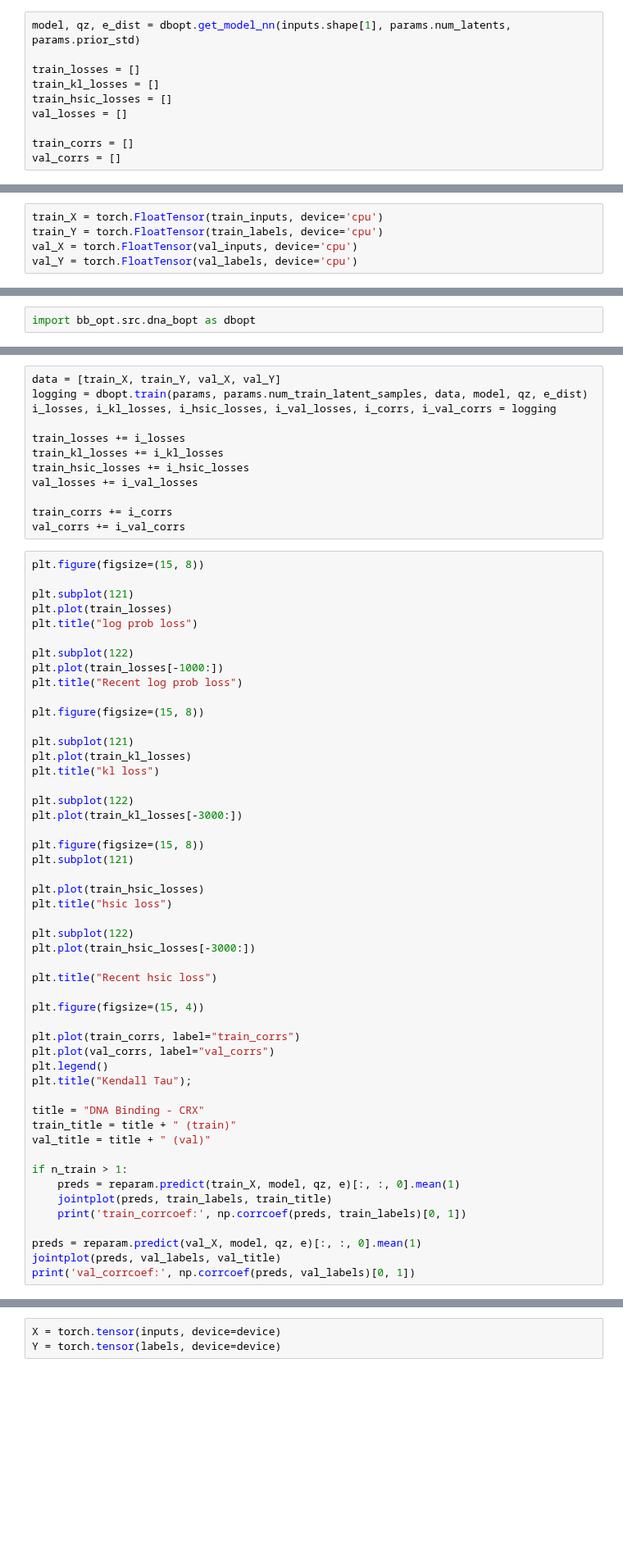
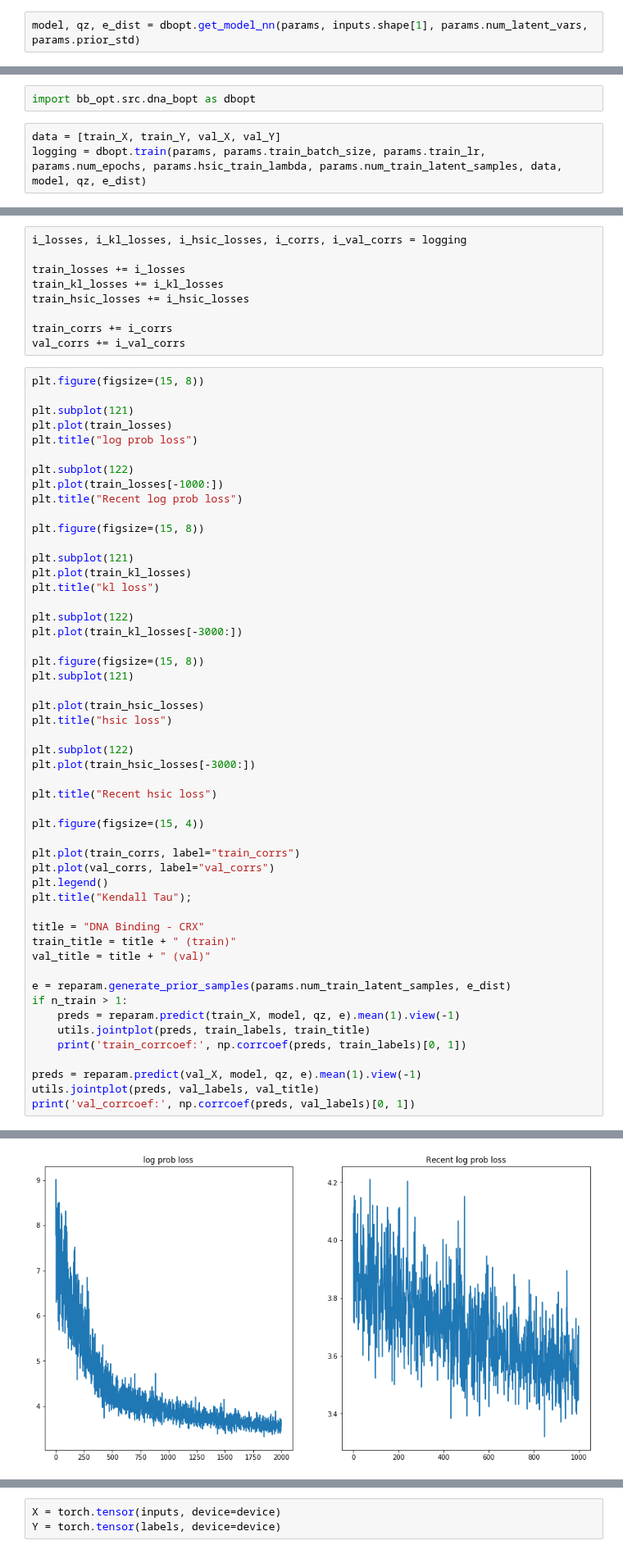
Before and after one commit to tmfs10/bb-opt, a Jupyter notebook: notebooks_sid/dna_bopt.ipynb, the cells around one changed output, grey strips where cells are left out. Shown at 82% size. Saved outputs shown, nothing was run; the diff lists cells and outputs as text; blank space fills up the shorter version.

```diff
--- a/notebooks_sid/dna_bopt.ipynb
+++ b/notebooks_sid/dna_bopt.ipynb
@@ -115,10 +164,2 @@ params = Params(
 # %%
-model, qz, e_dist = dbopt.get_model_nn(inputs.shape[1], params.num_latents, params.prior_std)
-
-train_losses = []
-train_kl_losses = []
-train_hsic_losses = []
-val_losses = []
-
-train_corrs = []
-val_corrs = []
+model, qz, e_dist = dbopt.get_model_nn(params, inputs.shape[1], params.num_latent_vars, params.prior_std)
@@ -127,5 +165,0 @@ num_batches: 90
-# %%
-train_X = torch.FloatTensor(train_inputs, device='cpu')
-train_Y = torch.FloatTensor(train_labels, device='cpu')
-val_X = torch.FloatTensor(val_inputs, device='cpu')
-val_Y = torch.FloatTensor(val_labels, device='cpu')
@@ -132,2 +174,5 @@ val_Y = torch.FloatTensor(val_labels, device='cpu')
 # %%
 import bb_opt.src.dna_bopt as dbopt
+# %%
+data = [train_X, train_Y, val_X, val_Y]
+logging = dbopt.train(params, params.train_batch_size, params.train_lr, params.num_epochs, params.hsic_train_lambda, params.num_train_latent_samples, data, model, qz, e_dist)
@@ -134,12 +186,9 @@ import bb_opt.src.dna_bopt as dbopt
 # %%
-data = [train_X, train_Y, val_X, val_Y]
-logging = dbopt.train(params, params.num_train_latent_samples, data, model, qz, e_dist)
-i_losses, i_kl_losses, i_hsic_losses, i_val_losses, i_corrs, i_val_corrs = logging
+i_losses, i_kl_losses, i_hsic_losses, i_corrs, i_val_corrs = logging
 
 train_losses += i_losses
 train_kl_losses += i_kl_losses
 train_hsic_losses += i_hsic_losses
-val_losses += i_val_losses
 
 train_corrs += i_corrs
 val_corrs += i_val_corrs
@@ -185,11 +234,13 @@ title = "DNA Binding - CRX"
 train_title = title + " (train)"
 val_title = title + " (val)"
 
+e = reparam.generate_prior_samples(params.num_train_latent_samples, e_dist)
 if n_train > 1:
-    preds = reparam.predict(train_X, model, qz, e)[:, :, 0].mean(1)
-    jointplot(preds, train_labels, train_title)
+    preds = reparam.predict(train_X, model, qz, e).mean(1).view(-1)
+    utils.jointplot(preds, train_labels, train_title)
     print('train_corrcoef:', np.corrcoef(preds, train_labels)[0, 1])
 
-preds = reparam.predict(val_X, model, qz, e)[:, :, 0].mean(1)
-jointplot(preds, val_labels, val_title)
+preds = reparam.predict(val_X, model, qz, e).mean(1).view(-1)
+utils.jointplot(preds, val_labels, val_title)
 print('val_corrcoef:', np.corrcoef(preds, val_labels)[0, 1])
+# %% [output]
@@ -195,0 +249 @@ print('val_corrcoef:', np.corrcoef(preds, val_labels)[0, 1])
+[figure, added]
```
Also changed, not shown: parts of 34 cells of this notebook, 2 other files.
